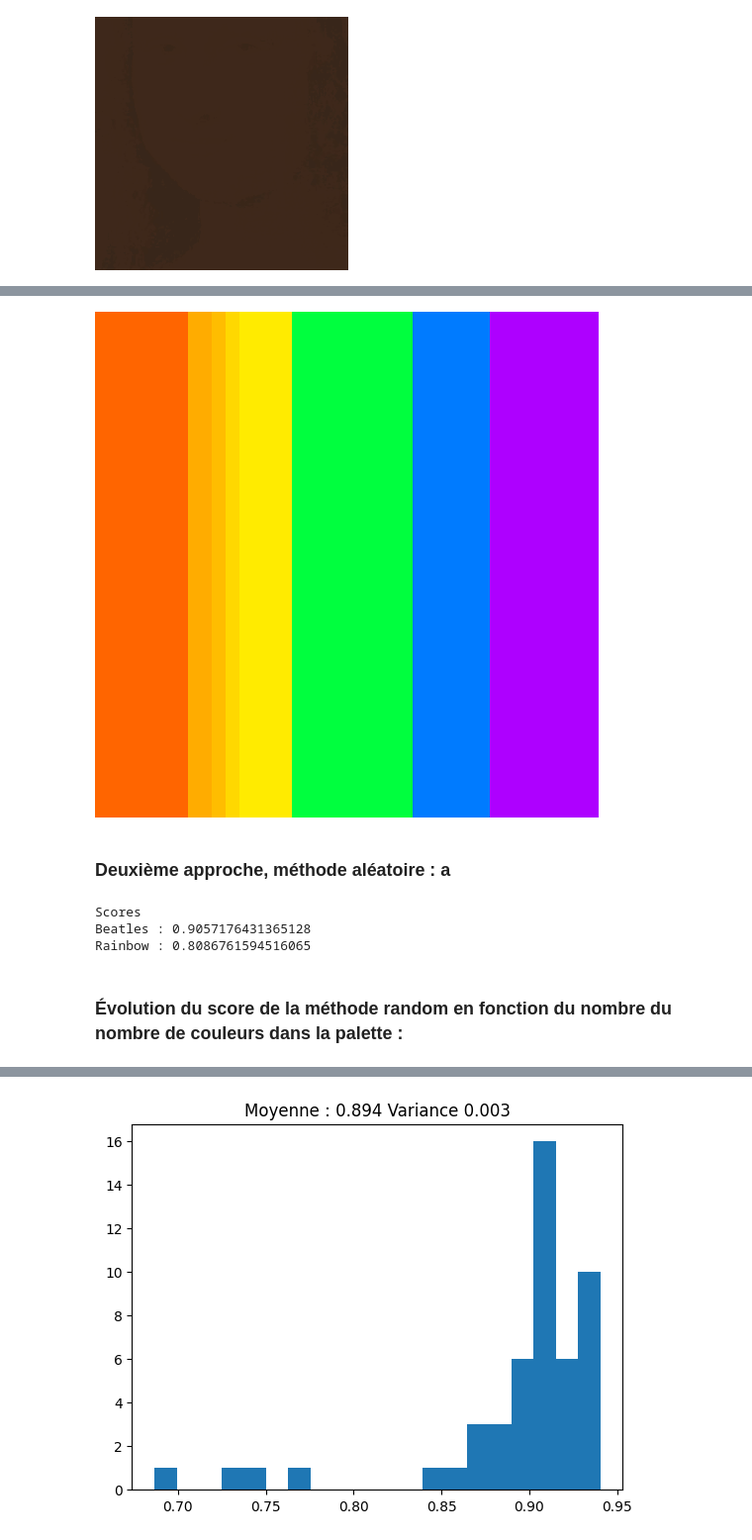
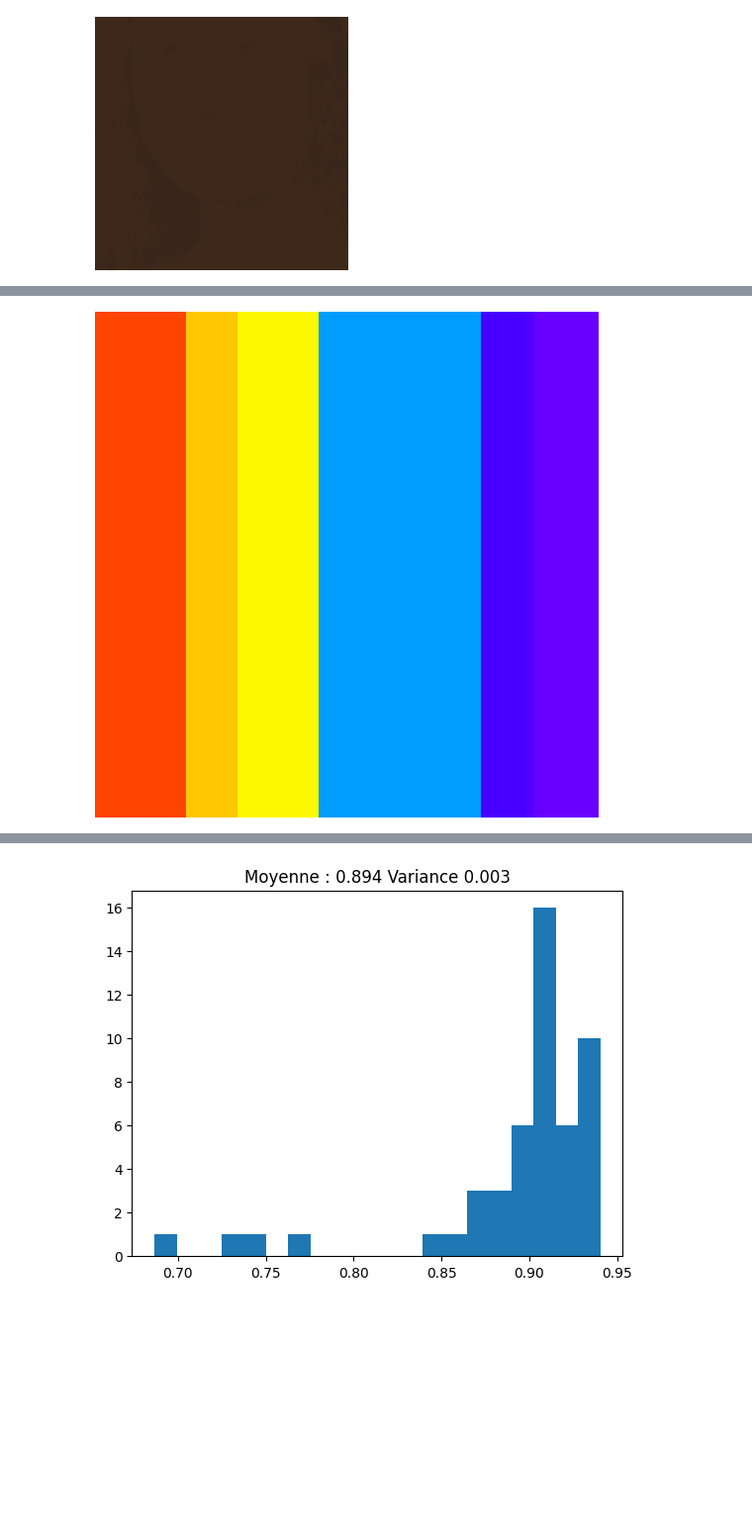
Before and after one commit to MaximeMoreauCerise/INF_TC1_Quantize, a Jupyter notebook: main.ipynb, the cells around one changed output, grey strips where cells are left out. Shown at 99% size. Cells and saved outputs as stored; diff of their text form; code cells hidden in the pictures; blank space fills up the shorter version.

```diff
--- a/main.ipynb
+++ b/main.ipynb
@@ -101,7 +100,7 @@ def set_rand_palette(im,l, nb_couleur_palette):
     w,h = im.size
     while len(palette) < nb_couleur_palette and i <= w*h:
         i = random.randint(0,len(l)-1)
-        if l[i][1]/(w*h) >= 10/(w*h):
+        if l[i][1]/(w*h) >= 2/(w*h):
             palette.append(l[i][0])
         else:
             palette = palette
@@ -302,17 +313,5 @@ im_rd
 # %%
-im2_rd =random_quantize("rainbow.png", l2, nb_couleurs_palette)
-im2_rd
+im_rainbow_m2_8c =random_quantize("rainbow.png", l2, nb_couleurs_palette)
+im_rainbow_m2_8c
 # %% [output]
-[figure, old version]
+[figure, new version]
-# %% [markdown]
-### Deuxième approche, méthode aléatoire : a
-# %%
-print("Scores")
-print(f"Beatles : {score(im_rd,im)}")
-print(f"Rainbow : {score(im2_rd,im2)}")
-# %% [output]
-Scores
-Beatles : 0.9057176431365128
-Rainbow : 0.8086761594516065
-# %% [markdown]
-### Évolution du score de la méthode random en fonction du nombre du nombre de couleurs dans la palette :
```
Also changed, not shown: parts of 20 cells of this notebook.
